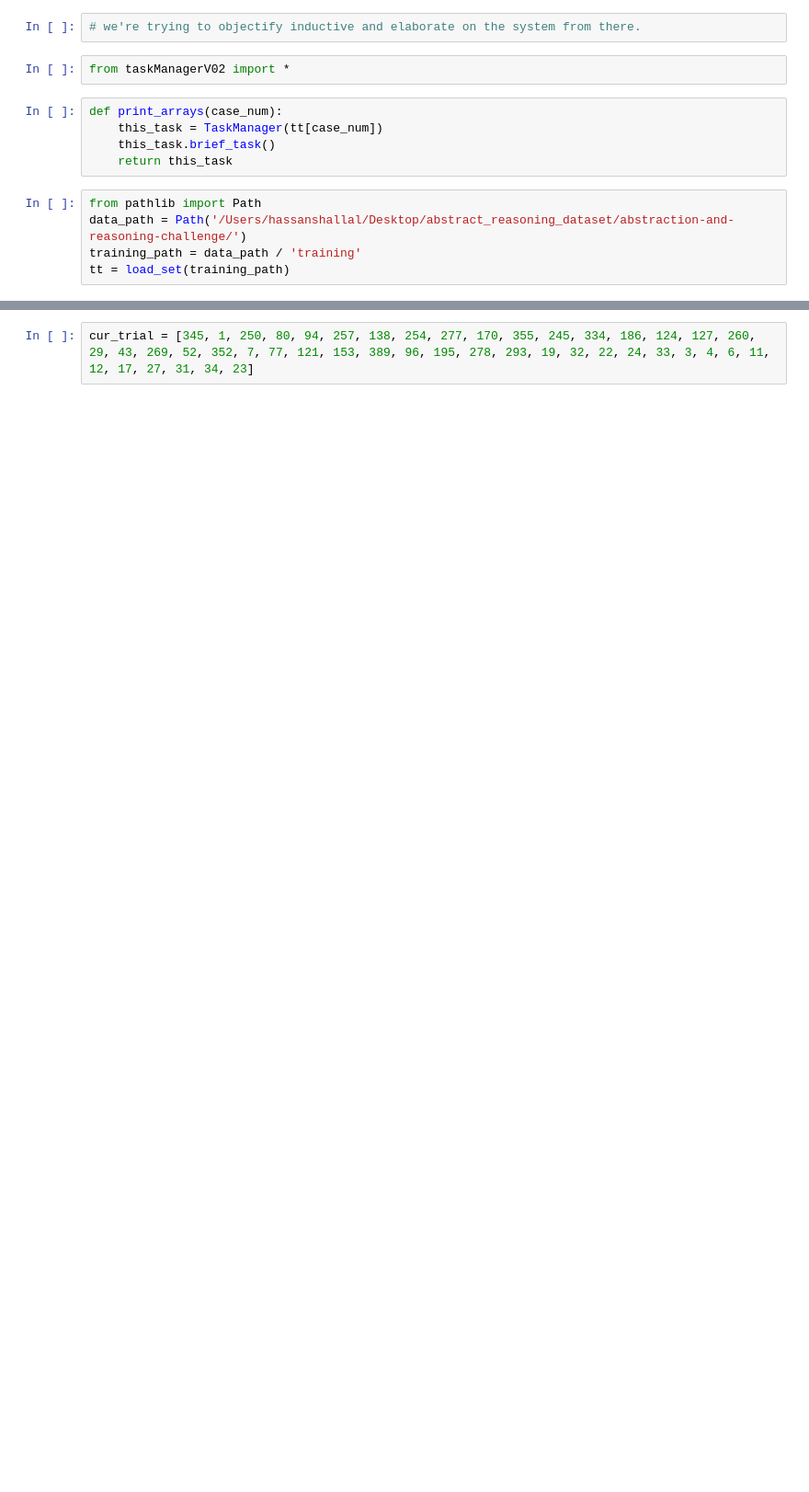
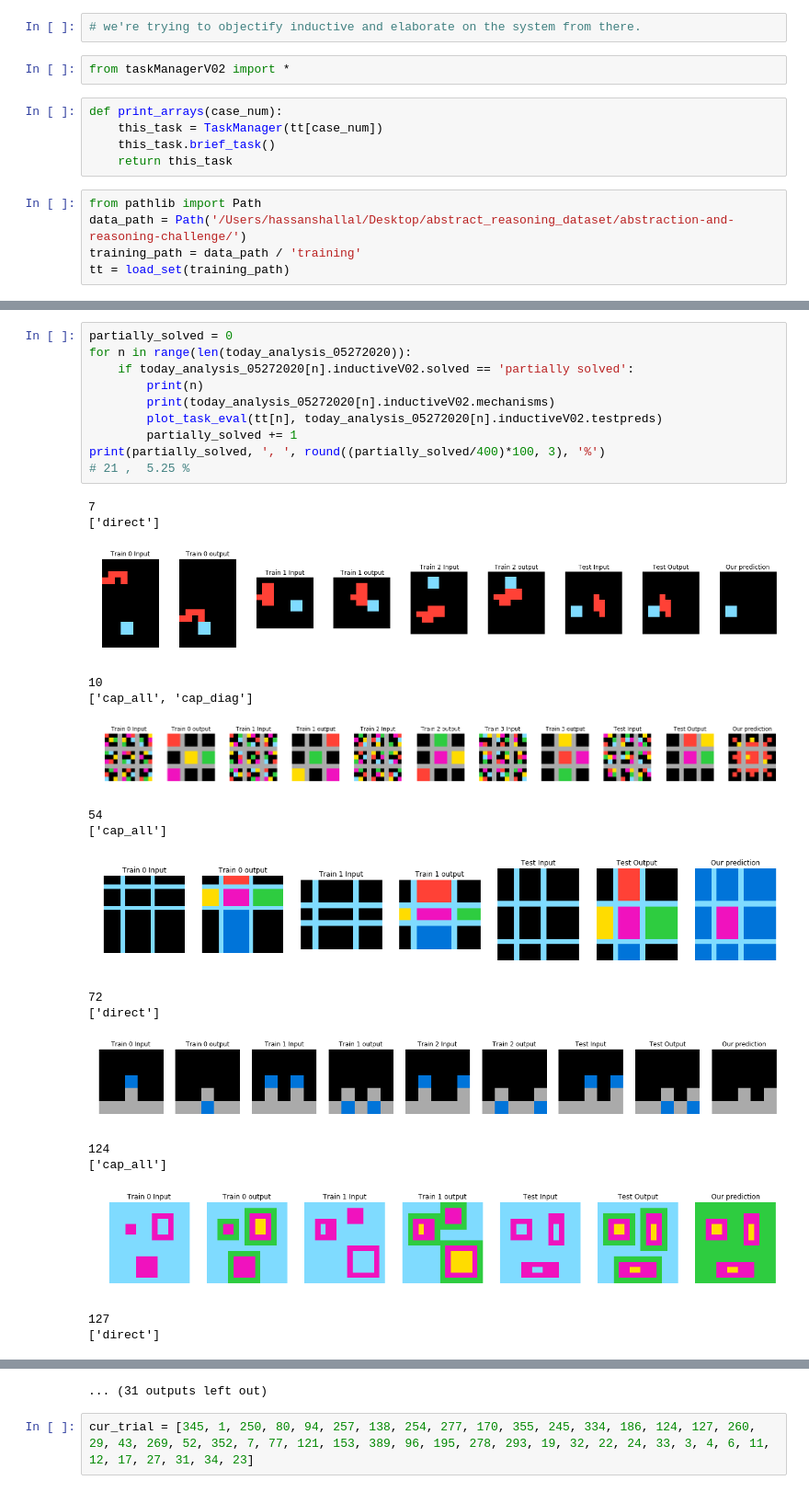
Before and after one commit to hassanshallal/ARCsolver, a Jupyter notebook: ARCSolverV02.ipynb, the cells around one changed output, grey strips where cells are left out. Shown at 92% size. Drawn from its saved outputs; the diff is of its cells as text; blank space fills up the shorter version.

```diff
--- a/ARCSolverV02.ipynb
+++ b/ARCSolverV02.ipynb
@@ -143,0 +95,28 @@ cases_of_current_interest = [1, 250, 80, 94, 257, 138, 254, 277, 170, 355, 245,
+# %%
+partially_solved = 0
+for n in range(len(today_analysis_05272020)):
+    if today_analysis_05272020[n].inductiveV02.solved == 'partially solved':
+        print(n)
+        print(today_analysis_05272020[n].inductiveV02.mechanisms)
+        plot_task_eval(tt[n], today_analysis_05272020[n].inductiveV02.testpreds)
+        partially_solved += 1
+print(partially_solved, ', ', round((partially_solved/400)*100, 3), '%')
+# 21 ,  5.25 %
+# %% [output]
+7
+['direct']
+[figure, added]
+10
+['cap_all', 'cap_diag']
+[figure, added]
+54
+['cap_all']
+[figure, added]
+72
+['direct']
+[figure, added]
+124
+['cap_all']
+[figure, added]
+127
+['direct']
@@ -144,2 +124,3 @@ cases_of_current_interest = [1, 250, 80, 94, 257, 138, 254, 277, 170, 355, 245,
+... (31 outputs left out)
 # %%
 cur_trial = [345, 1, 250, 80, 94, 257, 138, 254, 277, 170, 355, 245, 334, 186, 124, 127, 260, 29, 43, 269, 52, 352, 7, 77, 121, 153, 389, 96, 195, 278, 293, 19, 32, 22, 24, 33, 3, 4, 6, 11, 12, 17, 27, 31, 34, 23]
```
Also changed, not shown: parts of 25 cells of this notebook, 5 other files.
